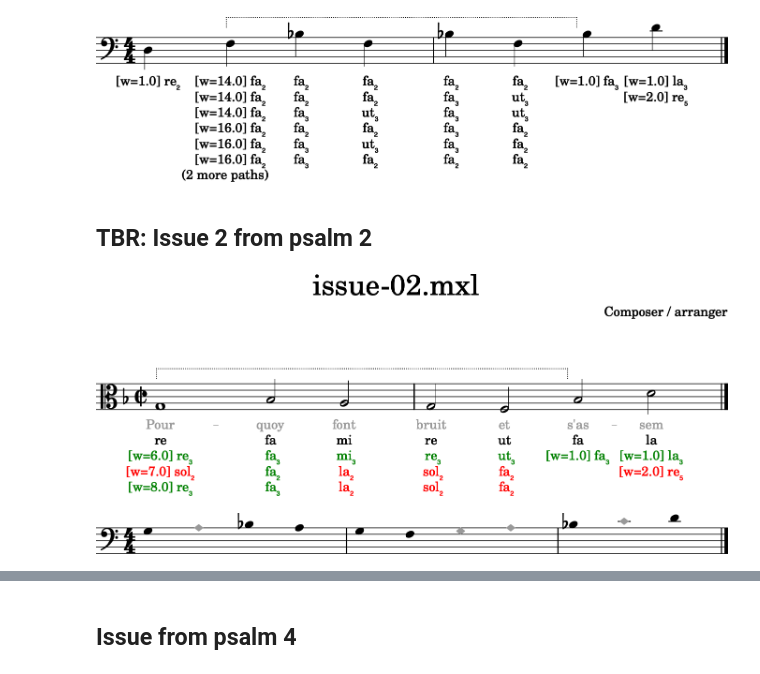
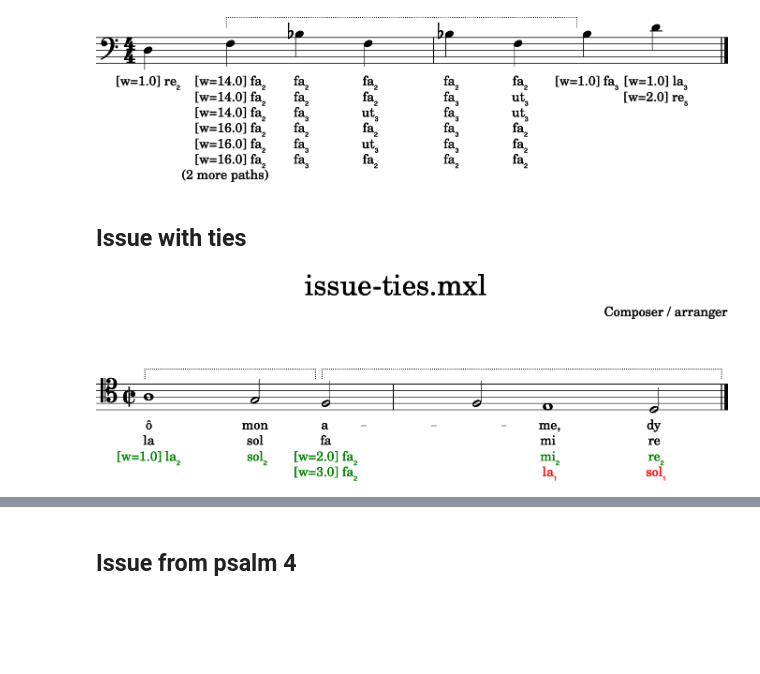
Before and after one commit to bacor/delasol, a Jupyter notebook: notebooks/issues.ipynb, the cells around one changed output, grey strips where cells are left out. Drawn from its saved outputs; the diff is of its cells as text; code cells hidden in the pictures; blank space fills up the shorter version.

```diff
--- a/notebooks/issues.ipynb
+++ b/notebooks/issues.ipynb
@@ -44,21 +58,12 @@ sol.annotate(stream)
 stream.show()
 # %% [output]
 [figure]
-# %% [markdown]
-## TBR: Issue 2 from psalm 2
+# %% [markdown]
+## Issue with ties
 # %%
-source_fn = '../scores/issues/issue-02.mxl'
-score = music21.converter.parse(source_fn)
-solmization = Solmization(score)
-solmization.annotate(score.parts[0],
-    target_lyrics=2,
-    lyric_offset=3,
-    grey_lyrics_num=1
-)
+score = music21.converter.parse('../scores/issues/issue-ties.mxl')
+solmization = solmize(score, style='continental')
+solmization.annotate(target_lyrics=2, lyric_offset=3)
 score.show()
 # %% [output]
-[figure, old version]
+[figure, new version]
-# %%
-solmization.show_steps()
-# %% [output]
-[figure, removed]
```
Also changed, not shown: parts of 9 cells of this notebook, 14 other files.
